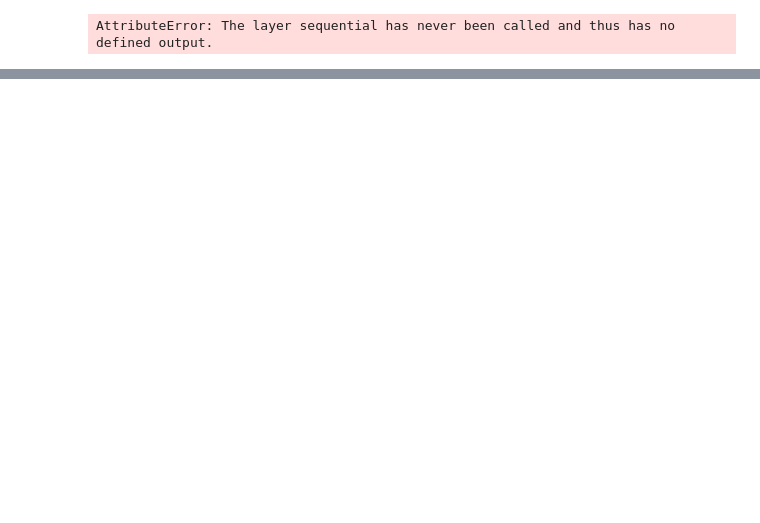
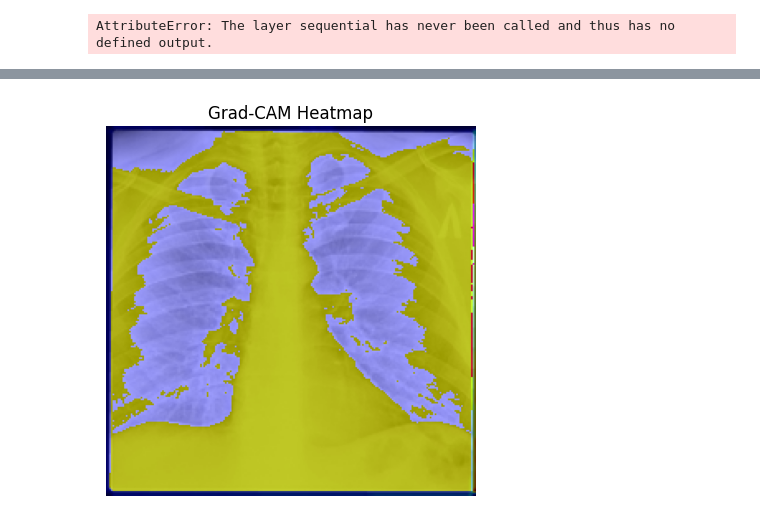
Before and after one commit to joshuamach632-hub/TB-model, a Jupyter notebook: GRADCAM.ipynb, the cells around one changed output, grey strips where cells are left out. Drawn from its saved outputs; the diff is of its cells as text; code cells hidden in the pictures; blank space fills up the shorter version.

```diff
--- a/GRADCAM.ipynb
+++ b/GRADCAM.ipynb
@@ -262,0 +261,92 @@ AttributeError: The layer sequential has never been called and thus has no defin
+# %%
+import numpy as np
+import tensorflow as tf
+import matplotlib.pyplot as plt
+import cv2
+import matplotlib.cm as cm
+
+# -------------------------------
+# Grad-CAM Function
+# -------------------------------
+def make_gradcam_heatmap(img_array, model, last_conv_layer_name, pred_index=None):
+    # Define a placeholder input with the expected shape
+    input_layer = tf.keras.Input(shape=img_array.shape[1:])
+
+    # Build intermediate model to get conv layer output
+    x = input_layer
+    for layer in model.layers:
+        x = layer(x)
+        if layer.name == last_conv_layer_name:
+            last_conv_layer_output = x
+            break
+    intermediate_model = tf.keras.models.Model(inputs=input_layer, outputs=last_conv_layer_output)
+
+    # Build classification model from the output of the last conv layer
+    x = last_conv_layer_output
+    for layer in model.layers[model.layers.index(model.get_layer(last_conv_layer_name)) + 1:]:
+        x = layer(x)
+    classification_model = tf.keras.models.Model(inputs=last_conv_layer_output, outputs=x)
+
+
+    with tf.GradientTape() as tape:
+        conv_outputs = intermediate_model(img_array)
+        predictions = classification_model(conv_outputs) # Pass conv_outputs to the classification model
+        if pred_index is None:
+            pred_index = tf.argmax(predictions[0])
+        class_channel = predictions[:, pred_index]
+
+    grads = tape.gradient(class_channel, conv_outputs)
+    pooled_grads = tf.reduce_mean(grads, axis=(0, 1, 2))
+    conv_outputs = conv_outputs[0]
+
+    heatmap = conv_outputs @ pooled_grads[..., tf.newaxis]
+    heatmap = tf.squeeze(heatmap)
+    heatmap = tf.maximum(heatmap, 0) / tf.math.reduce_max(heatmap)
+    return heatmap.numpy()
+
+# -------------------------------
+# Preprocess Image
+# -------------------------------
+image_path="/content/tuberculosis-tb-chest-xray-dataset/TB_Chest_Radiography_Database/Tuberculosis/Tuberculosis-10.png"
+# Resize the image to the model's expected input size (224x224)
+img = tf.keras.preprocessing.image.load_img(image_path, target_size=(224, 224))
+img_array = tf.keras.preprocessing.image.img_to_array(img)
+img_array = np.expand_dims(img_array, axis=0) / 255.0
+
+# 🔑 Run model once to initialize layers
+# This line is still necessary to build the model completely before accessing model.input and model.output
+# Or rather, ensures the model is called at least once
+_ = model(img_array)
+
+
+# -------------------------------
+# Generate Grad-CAM Heatmap
+# -------------------------------
+heatmap = make_gradcam_heatmap(img_array, model, "conv2d_1")
+
+# -------------------------------
+# Overlay Heatmap on Original Image
+# -------------------------------
+# Resize heatmap to the size of the original image for better visualization
+original_img = cv2.imread(image_path)
+original_img = cv2.resize(original_img, (224, 224)) # Resize original image for overlay
+
+heatmap = cv2.resize(heatmap, (224, 224)) # Resize heatmap to match the original image size
+heatmap = np.uint8(255 * heatmap)
+jet = cm.get_cmap("jet")
+jet_colors = jet(np.arange(256))[:, :3]
+jet_heatmap = jet_colors[heatmap]
+
+jet_heatmap = tf.keras.preprocessing.image.array_to_img(jet_heatmap)
+jet_heatmap = jet_heatmap.resize((224, 224))
+jet_heatmap = tf.keras.preprocessing.image.img_to_array(jet_heatmap)
+
+superimposed_img = jet_heatmap * 0.4 + img_array[0] * 255.0 # Multiply by 255 for correct overlay
+superimposed_img = tf.keras.preprocessing.image.array_to_img(superimposed_img.astype(np.uint8)) # Convert to uint8
+
+plt.imshow(superimposed_img)
+plt.axis("off")
+plt.title("Grad-CAM Heatmap")
+plt.show()
+# %% [output]
+[figure, added]
```
Also changed, not shown: parts of 4 cells of this notebook.
